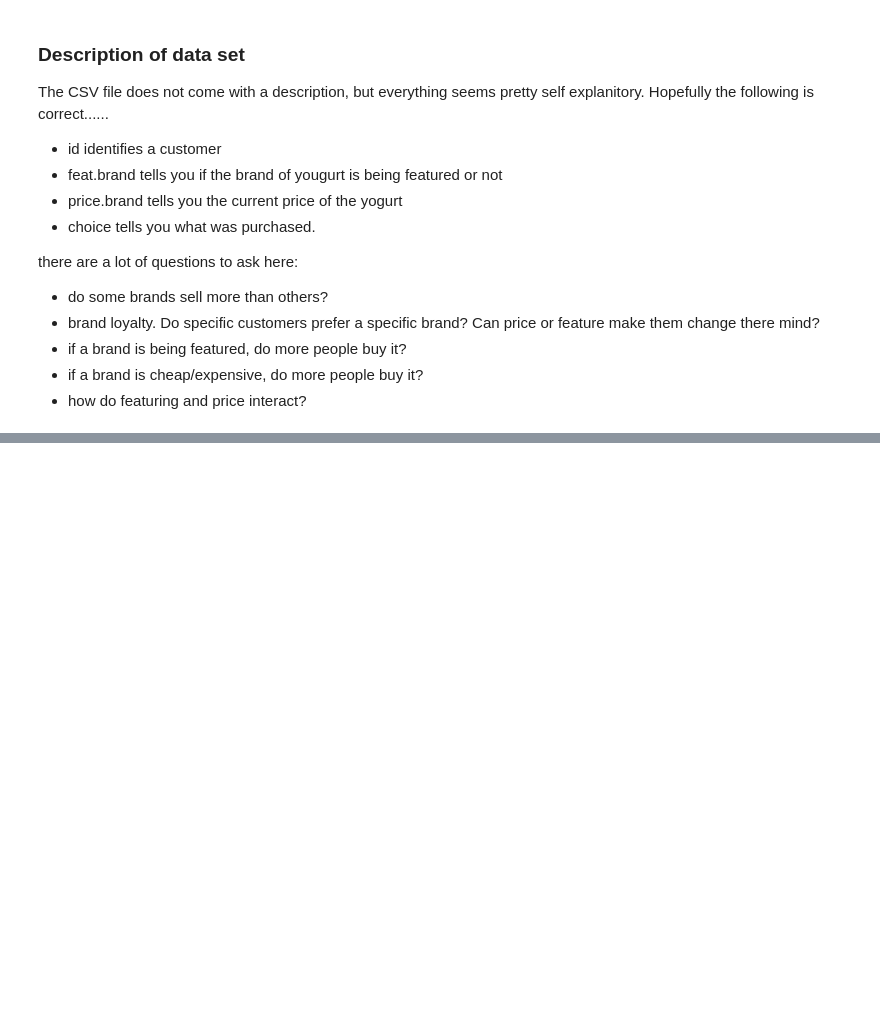
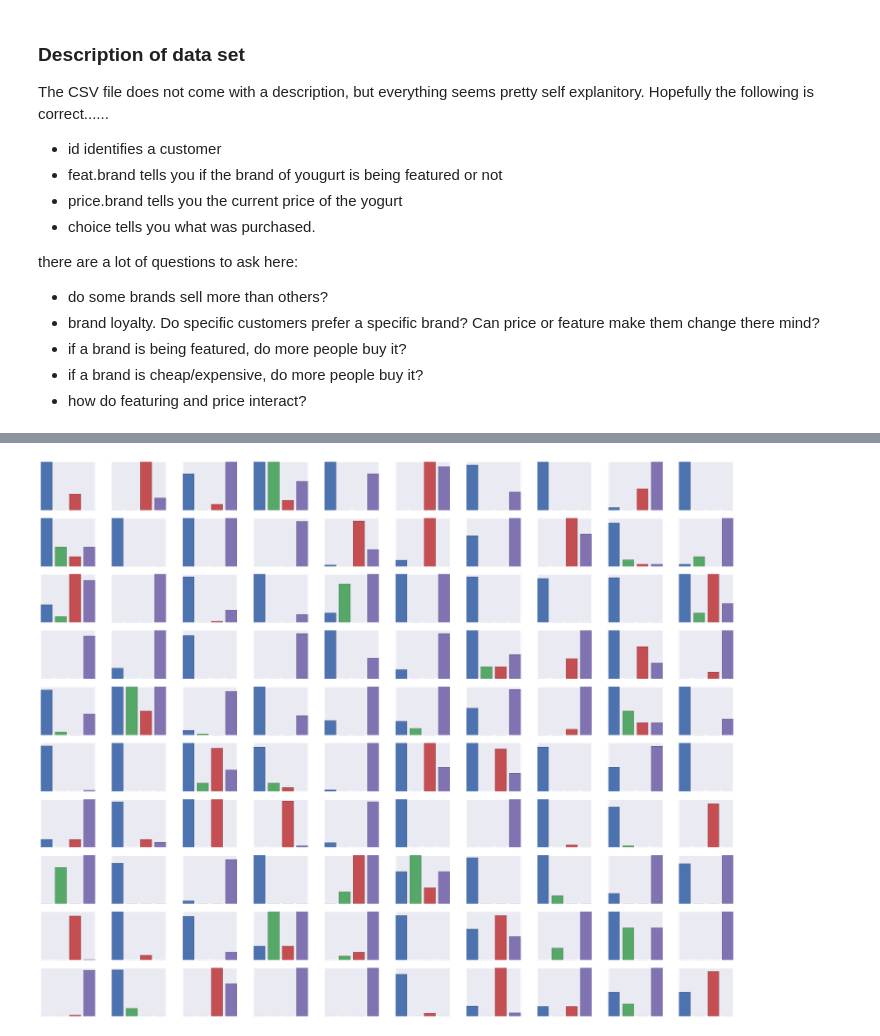
Before and after one commit to danielbarter/kaggle, a Jupyter notebook: Rdatasets/Yogurt.ipynb, the cells around one changed output, grey strips where cells are left out. Cells and saved outputs as stored; diff of their text form; code cells hidden in the pictures; blank space fills up the shorter version.

```diff
--- a/Rdatasets/Yogurt.ipynb
+++ b/Rdatasets/Yogurt.ipynb
@@ -77,0 +114,17 @@ plt.show()
+# %%
+def customer(n): return Yogurt[Yogurt["id"] == n]
+def number_of_purchases(n,yogurt): return (customer(n)["choice"] == yogurt).sum()
+def customer_purchase_bar(n): return [number_of_purchases(n,yogurt) for yogurt in brands]
+def customer_to_grid(n): return [(i,j) for i in range(10) for j in range(10)][n]
+# %%
+f, ax = plt.subplots(10,10,figsize=(25, 20),sharex=True)
+f.tight_layout()
+for n in range(100):
+    i = customer_to_grid(n)[0]
+    j = customer_to_grid(n)[1]
+    ax[i,j].bar(xticks,customer_purchase_bar(n+1),align='center',color=colors)
+    ax[i,j].set_xticks([])
+    ax[i,j].set_yticks([])
+plt.show()
+# %% [output]
+[figure, added]
```
Also changed, not shown: parts of 6 cells of this notebook.
